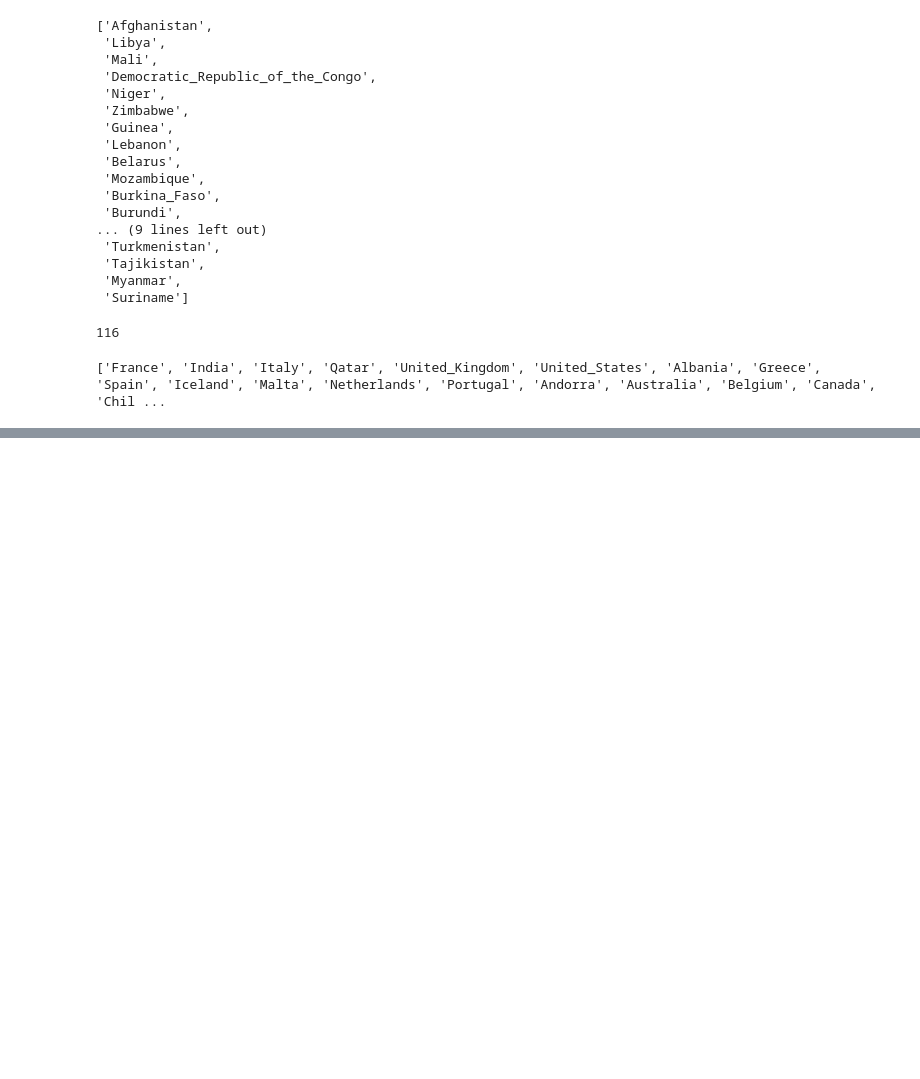
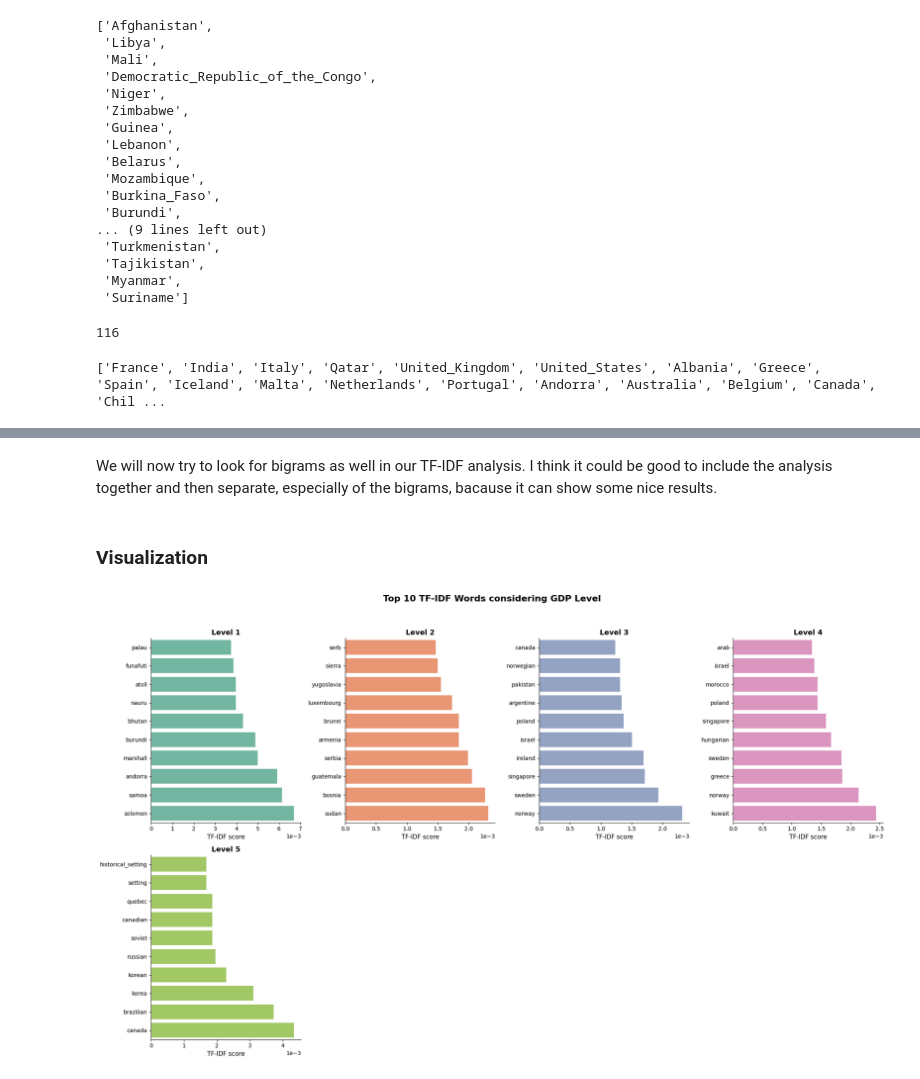
Before and after one commit to joaommata/WorldGraph, a Jupyter notebook: communities.ipynb, the cells around one changed output, grey strips where cells are left out. Saved outputs shown, nothing was run; the diff lists cells and outputs as text; code cells hidden in the pictures; blank space fills up the shorter version.

```diff
--- a/communities.ipynb
+++ b/communities.ipynb
@@ -185,0 +580,3 @@ print(gdp_partitions["Level_3"])
+# %%
+# TF-IDF considering levels of GDP
+tfidf_gdp = compute_tfidf("GDP_TF", label_type="GDP Level")
@@ -185,0 +643,4 @@ print(gdp_partitions["Level_3"])
+# %% [markdown]
+We will now try to look for bigrams as well in our TF-IDF analysis. I think it could be good to include the analysis together and then separate, especially of the bigrams, bacause it can show some nice results.
+# %% [markdown]
+### Visualization
@@ -185,0 +729,4 @@ print(gdp_partitions["Level_3"])
+# %%
+plot_tfidf_bars(tfidf_gdp, label_type="GDP Level", save_path="plots/tfidf_gdp.png")
+# %% [output]
+[figure, added]
```
Also changed, not shown: parts of 31 cells of this notebook, 26 other files.
